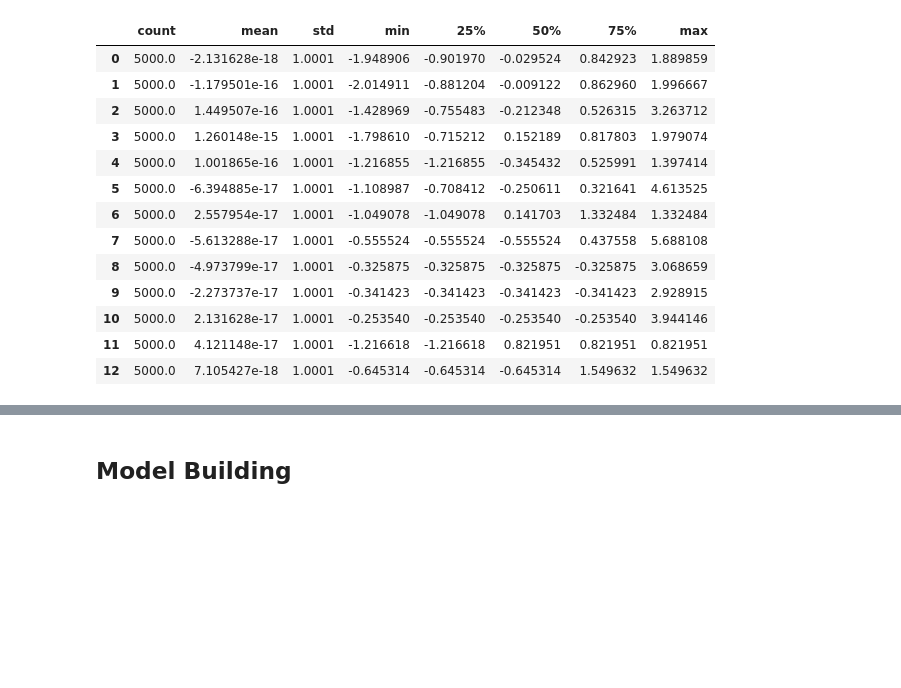
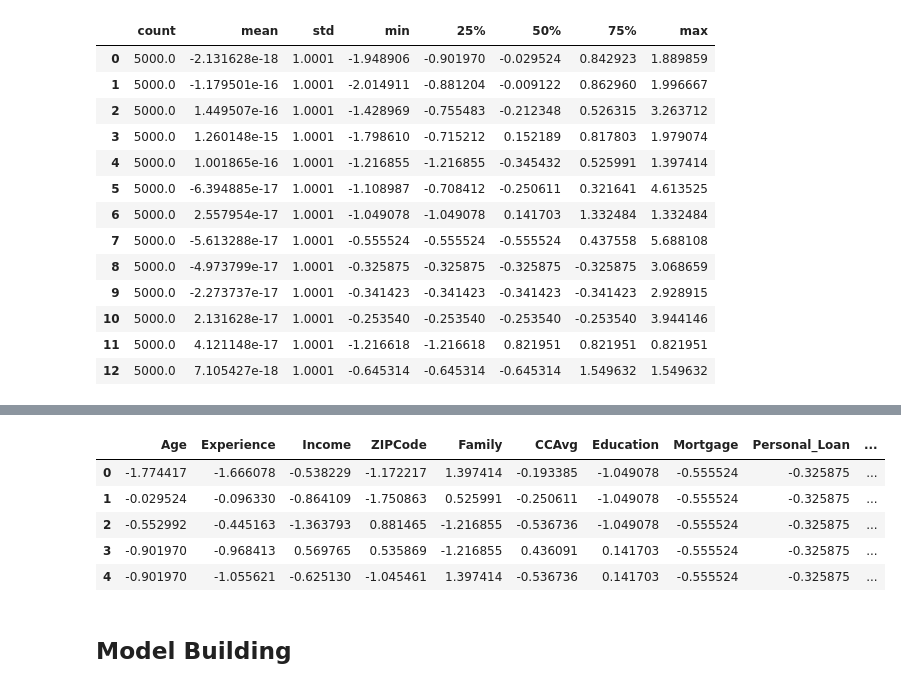
Before and after one commit to AkshayGovindaraj/GoogleColab, a Jupyter notebook: AIML_ML_Project_Full_Code_Notebookv1.ipynb, the cells around one changed output, grey strips where cells are left out. Cells and saved outputs as stored; diff of their text form; code cells hidden in the pictures; blank space fills up the shorter version.

```diff
--- a/AIML_ML_Project_Full_Code_Notebookv1.ipynb
+++ b/AIML_ML_Project_Full_Code_Notebookv1.ipynb
@@ -352,0 +339,10 @@ plt.show()
+# %%
+scaled_data.columns = data.columns
+scaled_data.head()
+# %% [output]
+|  | Age | Experience | Income | ZIPCode | Family | CCAvg | Education | Mortgage | Personal_Loan | ... |
+| 0 | -1.774417 | -1.666078 | -0.538229 | -1.172217 | 1.397414 | -0.193385 | -1.049078 | -0.555524 | -0.325875 | ... |
+| 1 | -0.029524 | -0.096330 | -0.864109 | -1.750863 | 0.525991 | -0.250611 | -1.049078 | -0.555524 | -0.325875 | ... |
+| 2 | -0.552992 | -0.445163 | -1.363793 | 0.881465 | -1.216855 | -0.536736 | -1.049078 | -0.555524 | -0.325875 | ... |
+| 3 | -0.901970 | -0.968413 | 0.569765 | 0.535869 | -1.216855 | 0.436091 | 0.141703 | -0.555524 | -0.325875 | ... |
+| 4 | -0.901970 | -1.055621 | -0.625130 | -1.045461 | 1.397414 | -0.536736 | 0.141703 | -0.555524 | -0.325875 | ... |
```
Also changed, not shown: parts of 18 cells of this notebook.
